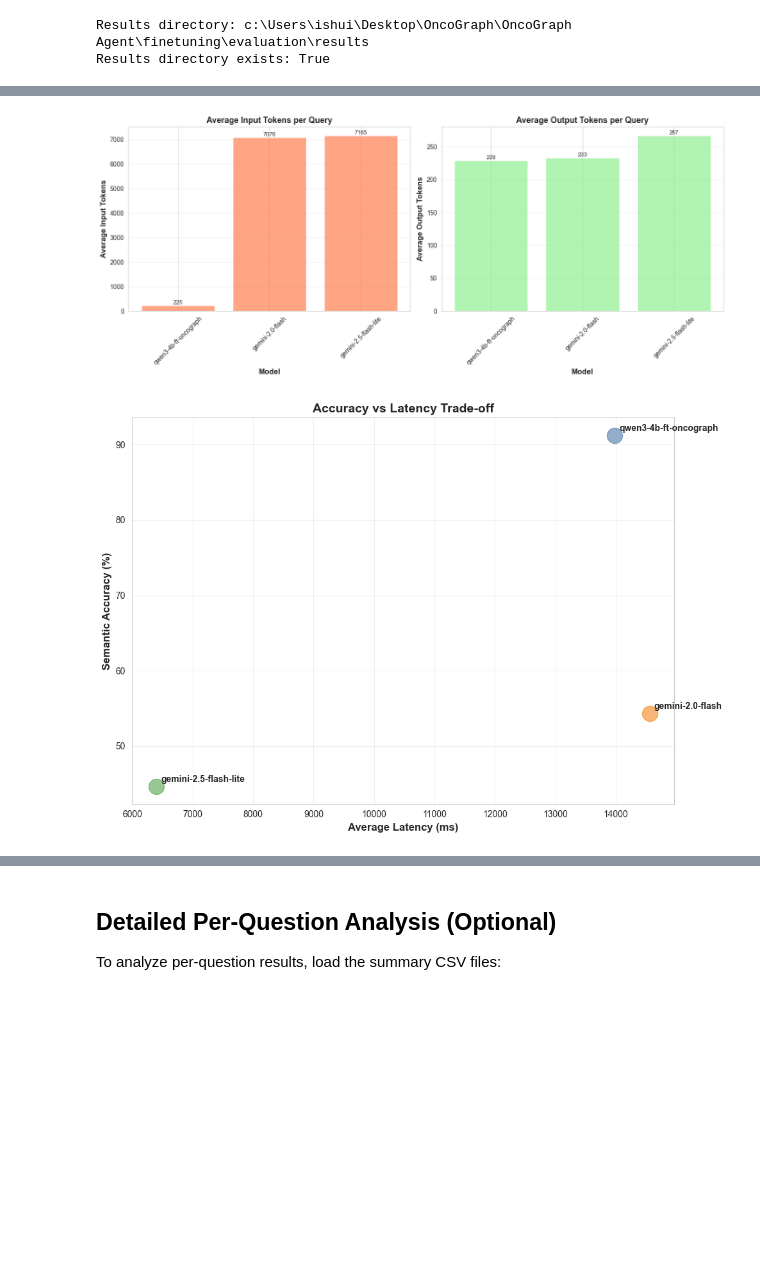
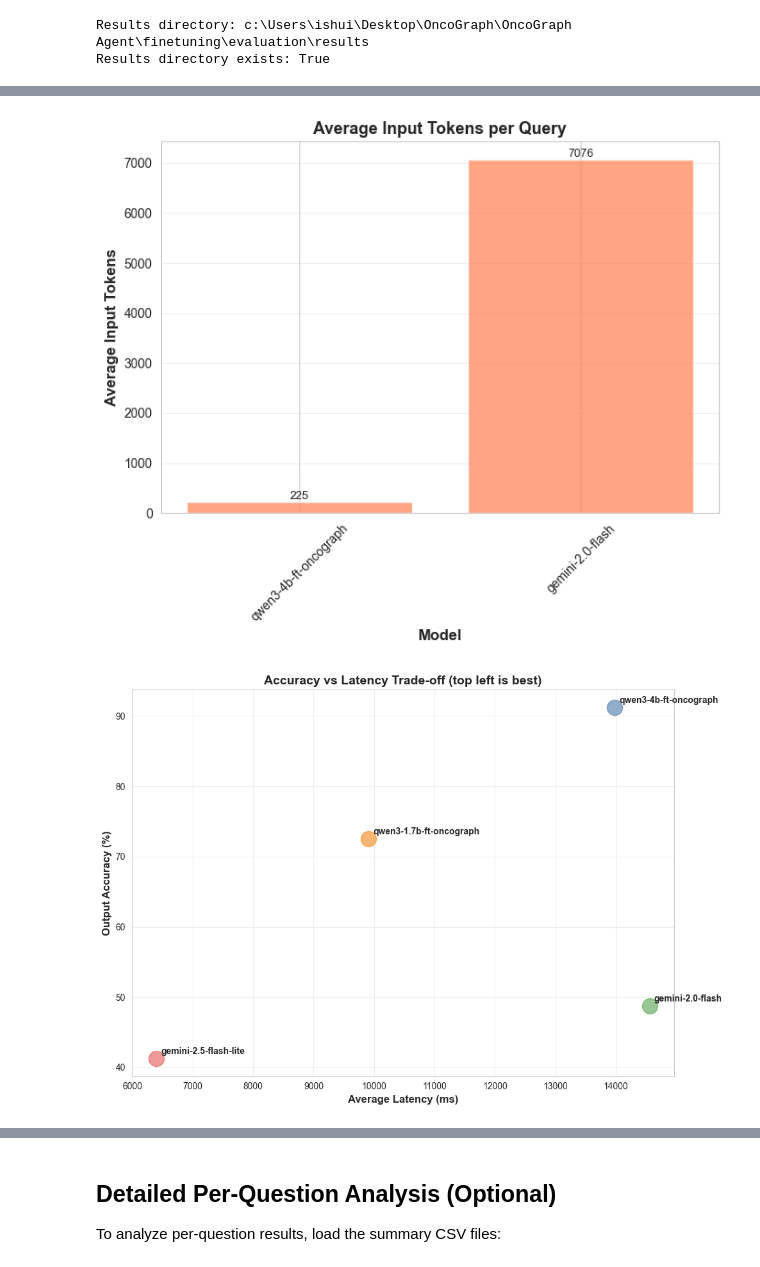
Before and after one commit to ib565/OncoGraph-Engine, a Jupyter notebook: finetuning/notebooks/compare_evaluation_results.ipynb, the cells around one changed output, grey strips where cells are left out. Saved outputs shown, nothing was run; the diff lists cells and outputs as text; code cells hidden in the pictures; blank space fills up the shorter version.

```diff
--- a/finetuning/notebooks/compare_evaluation_results.ipynb
+++ b/finetuning/notebooks/compare_evaluation_results.ipynb
@@ -109,6 +111,8 @@ def create_comparison_dataframe(results: dict[str, dict[str, Any]]) -> pd.DataFr
             display_model_name = "qwen3-4b-ft-oncograph"
         elif model_name == "qwen3-4b-it-2507-base":
             display_model_name = "qwen3-4b-base"
+        elif model_name == "qwen3-1.7b-trained":
+            display_model_name = "qwen3-1.7b-ft-oncograph"
         else:
             display_model_name = model_name
 
@@ -117,7 +121,7 @@ def create_comparison_dataframe(results: dict[str, dict[str, Any]]) -> pd.DataFr
             "Model": display_model_name,
             "Syntactic Validity (%)": metrics.get("syntactic_validity_pct", 0),
             "Execution Success (%)": metrics.get("execution_success_pct", 0),
-            "Semantic Accuracy (%)": metrics.get("semantic_accuracy_pct", 0),
+            "Output Accuracy (%)": metrics.get("output_accuracy_pct", 0),
             "Avg Latency (ms)": metrics.get("avg_latency_ms", 0),
             "Avg Input Tokens": metrics.get("avg_input_tokens", 0),
             "Avg Output Tokens": metrics.get("avg_output_tokens", 0),
@@ -130,15 +134,10 @@ def create_comparison_dataframe(results: dict[str, dict[str, Any]]) -> pd.DataFr
 
     df = pd.DataFrame(rows)
 
-    # Sort by semantic accuracy (descending)
-    df = df.sort_values("Semantic Accuracy (%)", ascending=False)
+    # Sort by output accuracy (descending)
+    df = df.sort_values("Output Accuracy (%)", ascending=False)
 
     return df
 
 
 comparison_df = create_comparison_dataframe(evaluation_results)
-print("\nComparison Table:")
-exclude_cols = ["Test Set Size", "Avg Latency (ms)", "Timestamp", "Total Input Tokens", "Total Output Tokens"]
-
-display_cols = [col for col in comparison_df.columns if col not in exclude_cols]
-display(comparison_df[display_cols].round(2))
@@ -204,13 +237,13 @@ plt.show()
 fig, ax = plt.subplots(figsize=(10, 7))
 bars = ax.bar(
     comparison_df["Model"],
-    comparison_df["Semantic Accuracy (%)"],
+    comparison_df["Output Accuracy (%)"],
     color=PALETTE[0],
     alpha=0.8,
 )
 
 ax.set_xlabel("Model", fontsize=12, fontweight="bold")
-ax.set_ylabel("Semantic Accuracy (%)", fontsize=12, fontweight="bold")
+ax.set_ylabel("Output Accuracy (%)", fontsize=12, fontweight="bold")
 ax.set_title("Overall Accuracy Across Models", fontsize=14, fontweight="bold")
 ax.set_ylim(0, 110)
 ax.grid(axis="y", alpha=0.3)
@@ -271,65 +304,37 @@ plt.show()
 # %%
-# Visualization 3: Token Usage Comparison
+tokens_df = comparison_df[~comparison_df["Raw Model"].isin(["qwen3-4b-it-2507-base", "qwen3-1.7b-trained", "gemini-2.5-flash-lite"])]
 
-tokens_df = comparison_df[comparison_df["Raw Model"] != "qwen3-4b-it-2507-base"]
-
-fig, (ax1, ax2) = plt.subplots(1, 2, figsize=(14, 6))
+fig, ax1 = plt.subplots(figsize=(7, 6))
 
 # Input tokens
 bars1 = ax1.bar(
     tokens_df["Model"],
     tokens_df["Avg Input Tokens"],
     alpha=0.7,
     color="coral",
 )
 ax1.set_xlabel("Model", fontsize=12, fontweight="bold")
 ax1.set_ylabel("Average Input Tokens", fontsize=12, fontweight="bold")
 ax1.set_title("Average Input Tokens per Query", fontsize=13, fontweight="bold")
 ax1.tick_params(axis="x", rotation=45)
 ax1.grid(True, alpha=0.3, axis="y")
 
 for bar in bars1:
     height = bar.get_height()
     ax1.text(
         bar.get_x() + bar.get_width() / 2.0,
         height,
         f"{height:.0f}",
         ha="center",
         va="bottom",
         fontsize=9,
     )
 
-# Output tokens
-bars2 = ax2.bar(
-    tokens_df["Model"],
-    tokens_df["Avg Output Tokens"],
-    alpha=0.7,
-    color="lightgreen",
-)
-ax2.set_xlabel("Model", fontsize=12, fontweight="bold")
-ax2.set_ylabel("Average Output Tokens", fontsize=12, fontweight="bold")
-ax2.set_title("Average Output Tokens per Query", fontsize=13, fontweight="bold")
-ax2.tick_params(axis="x", rotation=45)
-ax2.grid(True, alpha=0.3, axis="y")
-
-for bar in bars2:
-    height = bar.get_height()
-    ax2.text(
-        bar.get_x() + bar.get_width() / 2.0,
-        height,
-        f"{height:.0f}",
-        ha="center",
-        va="bottom",
-        fontsize=9,
-    )
-
 plt.tight_layout()
 plt.show()
 # %% [output]
-[figure, old version]
+[figure, new version]
 # %%
-# Visualization 5: Trade-off Analysis (Accuracy vs Latency)
-
 fig, ax = plt.subplots(figsize=(10, 7))
 
 # Exclude Qwen base model from trade-off chart
@@ -339,14 +344,14 @@ tradeoff_df = comparison_df[comparison_df["Raw Model"] != "qwen3-4b-it-2507-base
 for _, row in tradeoff_df.iterrows():
     ax.scatter(
         row["Avg Latency (ms)"],
-        row["Semantic Accuracy (%)"],
+        row["Output Accuracy (%)"],
         s=300,
         alpha=0.6,
         label=row["Model"],
     )
     ax.annotate(
         row["Model"],
-        (row["Avg Latency (ms)"], row["Semantic Accuracy (%)"]),
+        (row["Avg Latency (ms)"], row["Output Accuracy (%)"]),
         xytext=(5, 5),
         textcoords="offset points",
         fontsize=10,
@@ -354,12 +359,12 @@ for _, row in tradeoff_df.iterrows():
     )
 
 ax.set_xlabel("Average Latency (ms)", fontsize=12, fontweight="bold")
-ax.set_ylabel("Semantic Accuracy (%)", fontsize=12, fontweight="bold")
-ax.set_title("Accuracy vs Latency Trade-off", fontsize=14, fontweight="bold")
+ax.set_ylabel("Output Accuracy (%)", fontsize=12, fontweight="bold")
+ax.set_title("Accuracy vs Latency Trade-off (top left is best)", fontsize=14, fontweight="bold")
 ax.grid(True, alpha=0.3)
 
 plt.tight_layout()
 plt.show()
 # %% [output]
-[figure, old version]
+[figure, new version]
 # %%
```
Also changed, not shown: parts of 8 cells of this notebook, 10 other files.
